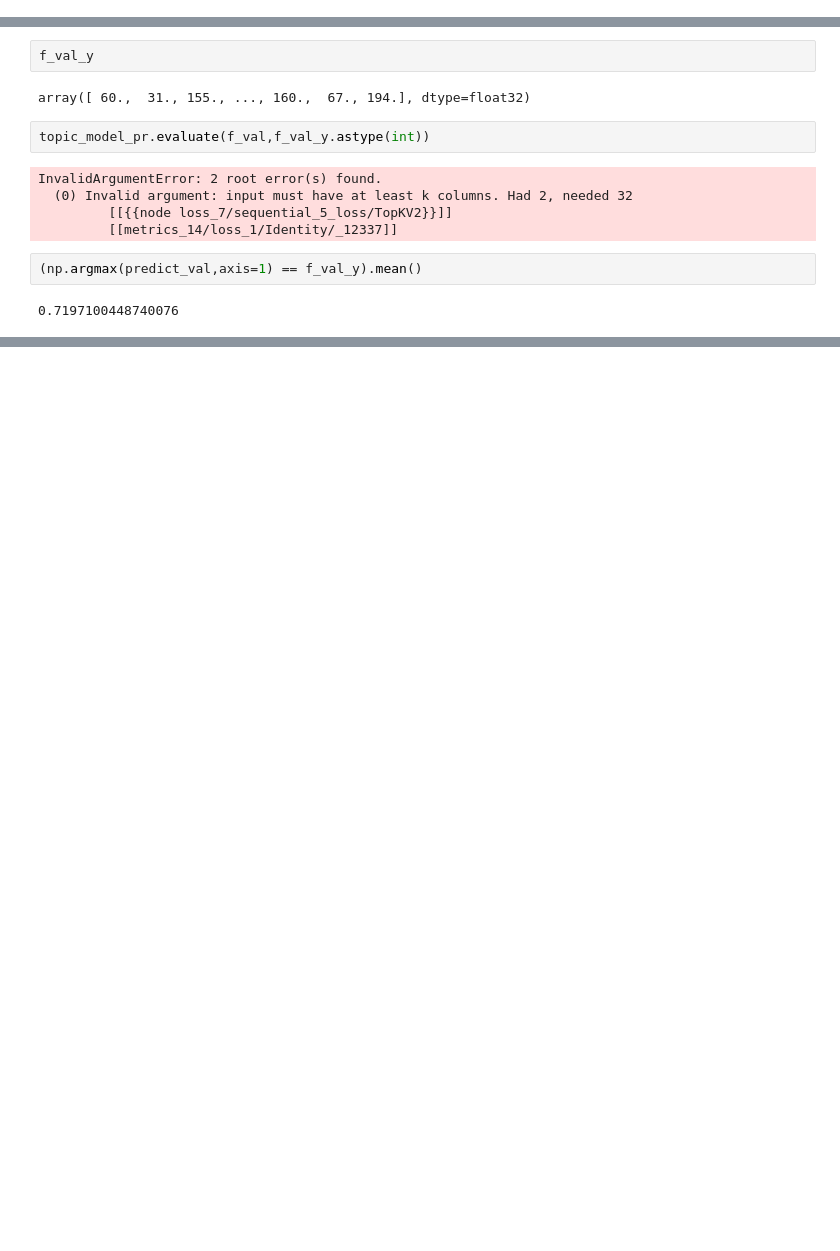
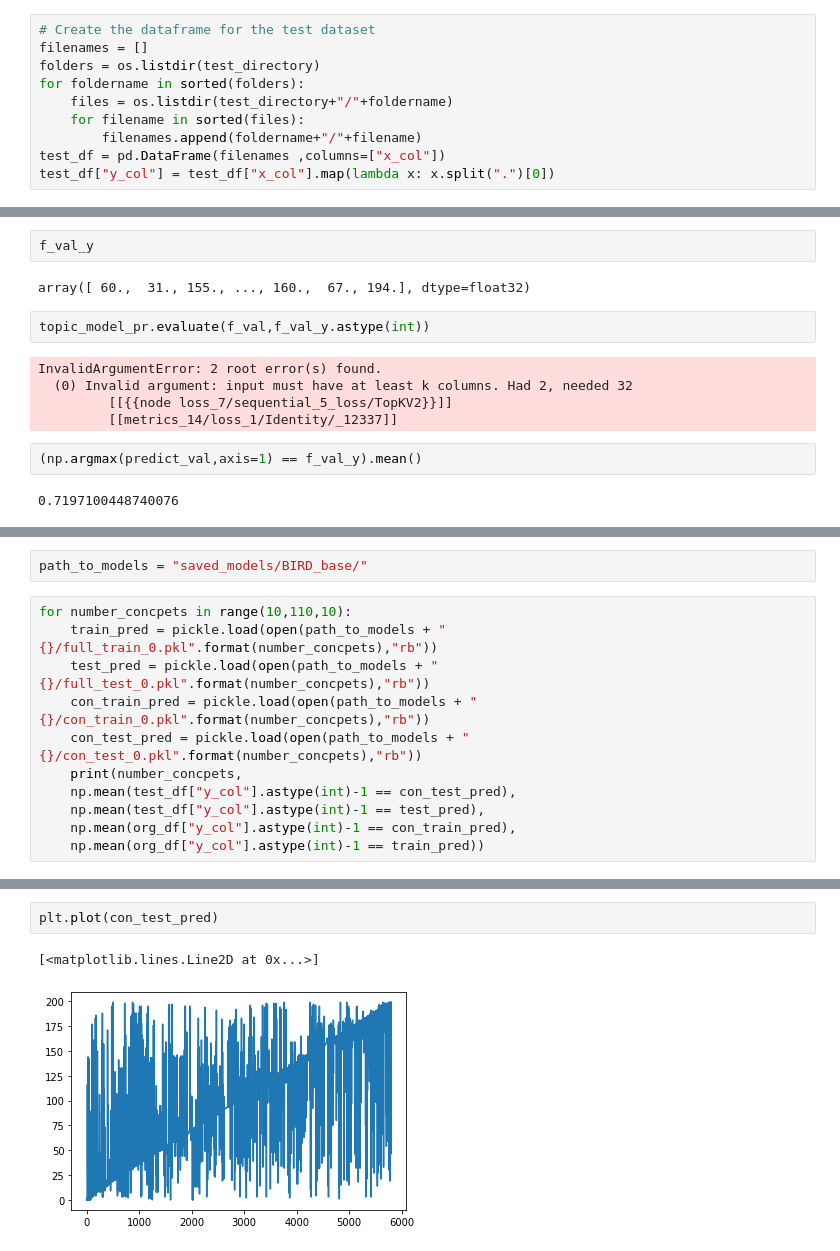
Before and after one commit to MartinStrobel/concept_exp, a Jupyter notebook: BIRD.ipynb, the cells around one changed output, grey strips where cells are left out. Saved outputs shown, nothing was run; the diff lists cells and outputs as text; blank space fills up the shorter version.

Commit message:
Last changes to BIRD test run

```diff
--- a/BIRD.ipynb
+++ b/BIRD.ipynb
@@ -87,6 +87,16 @@ for foldername in sorted(folders):
         filenames.append(foldername+"/"+filename)
 org_df = pd.DataFrame(filenames ,columns=["x_col"])
 org_df["y_col"] = org_df["x_col"].map(lambda x: x.split(".")[0])
+# %%
+# Create the dataframe for the test dataset
+filenames = []
+folders = os.listdir(test_directory)
+for foldername in sorted(folders):
+    files = os.listdir(test_directory+"/"+foldername)
+    for filename in sorted(files):
+        filenames.append(foldername+"/"+filename)
+test_df = pd.DataFrame(filenames ,columns=["x_col"])
+test_df["y_col"] = test_df["x_col"].map(lambda x: x.split(".")[0])
 # %%
 #convlayers =tf.keras.applications.ResNet50(
 #    include_top=False,
@@ -477,0 +473,13 @@ for i in range(n_concept):
+# %%
+path_to_models = "saved_models/BIRD_base/"
+# %%
+for number_concpets in range(10,110,10):
+    train_pred = pickle.load(open(path_to_models + "{}/full_train_0.pkl".format(number_concpets),"rb"))
+    test_pred = pickle.load(open(path_to_models + "{}/full_test_0.pkl".format(number_concpets),"rb"))
+    con_train_pred = pickle.load(open(path_to_models + "{}/con_train_0.pkl".format(number_concpets),"rb"))
+    con_test_pred = pickle.load(open(path_to_models + "{}/con_test_0.pkl".format(number_concpets),"rb"))
+    print(number_concpets,
+    np.mean(test_df["y_col"].astype(int)-1 == con_test_pred),
+    np.mean(test_df["y_col"].astype(int)-1 == test_pred),
+    np.mean(org_df["y_col"].astype(int)-1 == con_train_pred),
+    np.mean(org_df["y_col"].astype(int)-1 == train_pred))
@@ -477,0 +497,5 @@ for i in range(n_concept):
+# %%
+plt.plot(con_test_pred)
+# %% [output]
+[<matplotlib.lines.Line2D at 0x...>]
+[figure, added]
```
Also changed, not shown: parts of 6 cells of this notebook, 1 other file.
